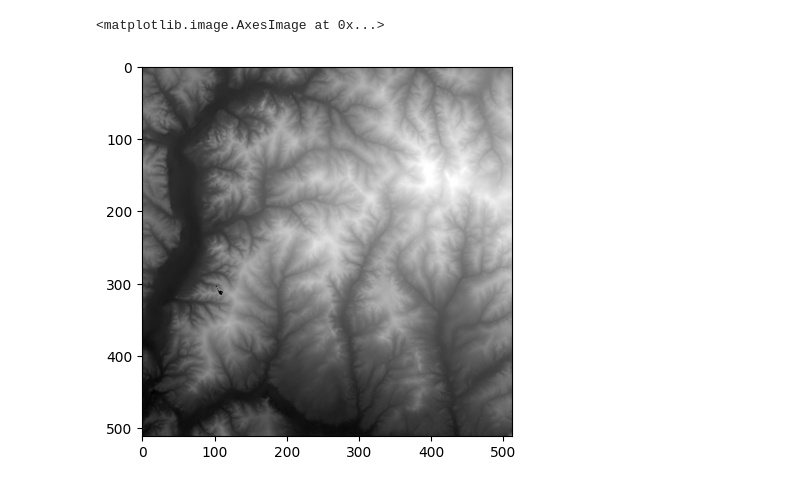
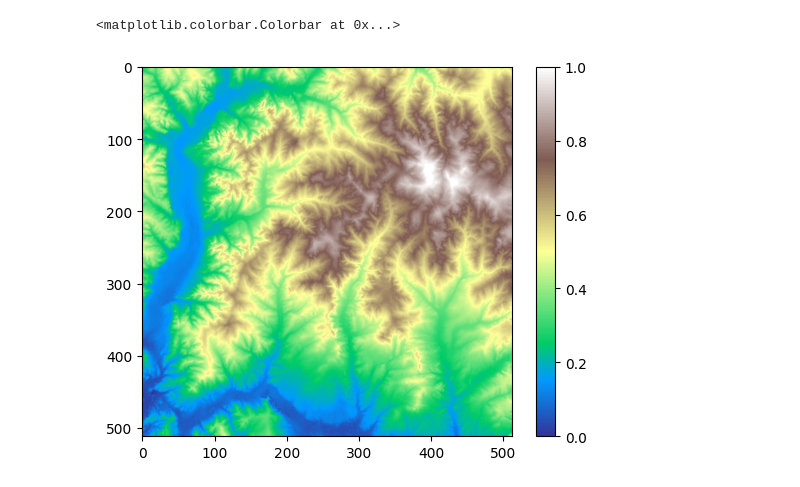
Before and after one commit to thwit/02563-generative-project, a Jupyter notebook: river.ipynb, the cells around one changed output. Saved outputs shown, nothing was run; the diff lists cells and outputs as text; code cells hidden in the pictures.

```diff
--- a/river.ipynb
+++ b/river.ipynb
@@ -7,46 +7,11 @@ from perlin_numpy import generate_perlin_noise_2d,  generate_fractal_noise_2d
 # %%
 hmap_ = generate_perlin_noise_2d((128, 128), (16,4))
 hmap_ = imread('map.png')
 #hmap_ = np.invert(hmap_)
+hmap_ = hmap_ / 255
+hmap = np.copy(hmap_)
+plt.imshow(hmap_, cmap='terrain', interpolation='lanczos')
+plt.colorbar()
+# %% [output]
+<matplotlib.colorbar.Colorbar at 0x...>
+[figure, added]
-# %%
-hmap = np.copy(hmap_) / 255
-xy = np.random.randint(128, size=2)
-xy = np.array([300, 110])
-dt = 0.25
-for i in range(1):
-    visited = dict()
-    #xy = np.random.randint(hmap.shape[0], size=2)
-    x_, y_ = xy + np.random.normal(0, 5, size=2)
-    dx, dy = np.gradient(hmap_)
-    #dx += np.random.normal(0, 0.1, size=dx.shape)
-    #dx += np.random.normal(0, 0.1, size=dy.shape)
-    i = 0
-    while i < 100000:
-        i+=1
-        pdx, pdy = 0, 0
-        try:
-            hmap[int(x_), int(y_)] = min(1, hmap[int(x_), int(y_)] * 0)
-            pdx = dx[int(x_), int(y_)]
-            pdy = dy[int(x_), int(y_)]
-            x_ += dx[int(x_), int(y_)] * dt
-            y_ += dy[int(x_), int(y_)] * dt
-
-            if (int(x_), int(y_)) in visited:
-                visited[(int(x_), int(y_))] += 1
-                x_ += pdx * dt
-                y_ += pdy * dt
-                continue
-            else:
-                visited[(int(x_), int(y_))] = 1
-
-            if visited[(int(x_), int(y_))] > 50:
-                pass
-
-        except IndexError:
-            print('ye')
-            break
-
-plt.imshow(hmap, cmap='gray', interpolation='lanczos')
-# %% [output]
-<matplotlib.image.AxesImage at 0x...>
-[figure, removed]
```
Also changed, not shown: parts of 3 cells of this notebook.
